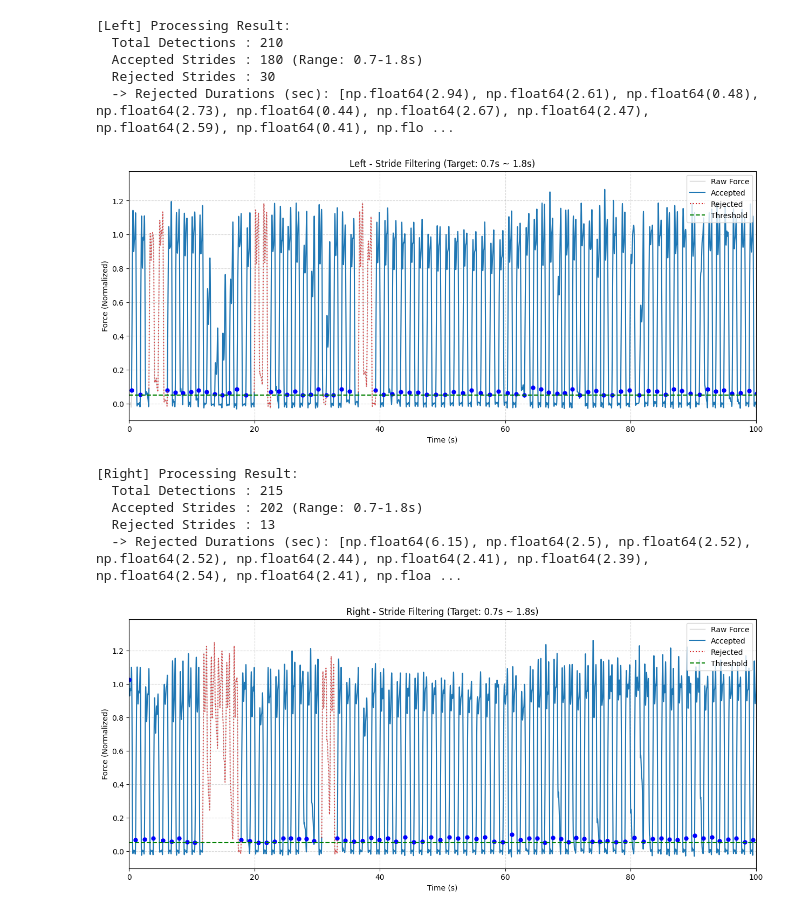
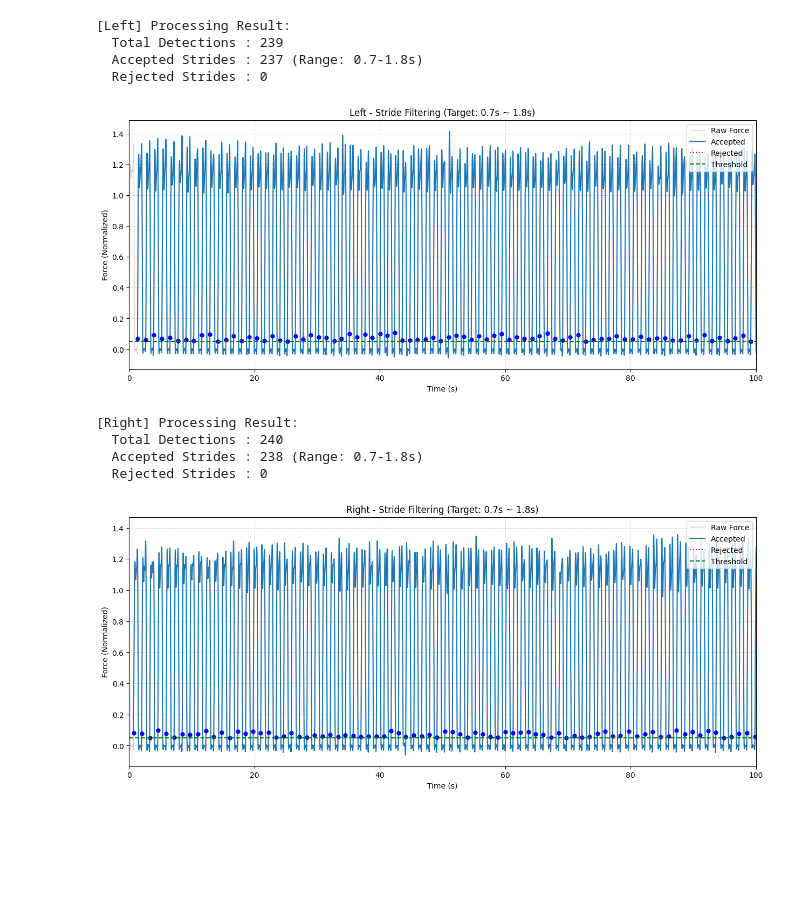
Before and after one commit to HideyukiNagashio/my-research-project, a Jupyter notebook: Pre-processing.ipynb, the cells around one changed output. Saved outputs shown, nothing was run; the diff lists cells and outputs as text; code cells hidden in the pictures; blank space fills up the shorter version.

```diff
--- a/Pre-processing.ipynb
+++ b/Pre-processing.ipynb
@@ -310,7 +327,7 @@ class CalculateAngle:
         norm_b = LA.norm(b)
 
         # ---------------------------------------------------------
-        # 【修正点】特異点対策 (Drift Prevention)
+        # 特異点対策 (Drift Prevention)
         # ---------------------------------------------------------
         # ベクトルの長さが極端に短い場合（ノイズレベル）は計算しない
         # これにより、0度と360度の境界での激しい振動を防ぎ、
@@ -339,8 +356,9 @@ class CalculateAngle:
         return deg
 
     def angles(self, pos):
-        pos = pos[:, [0, 2, 1]].copy()
-        pos[:, 0] *= -1
+        # 床反力の座標に変換
+        pos = pos[:, [0, 2, 1]].copy()  # XYZ → X-Z-Y
+        pos[:, 0] *= -1                 # X 軸反転
         out = np.zeros((JOINT_NO, 3))
         idxs = [
             (R_ILIUM_INDEX - 1, R_GREATER_TROCHANTER_INDEX - 1, R_KNEE_INDEX - 1),
@@ -440,7 +458,7 @@ def process_mocap_data_target_calibration(df_target, df_ref):
     relative_angles = target_angles_continuous - base_pose_mean
 
     # DataFrame作成
-    joint_names = ["R_Hip", "L_Hip", "R_Knee", "L_Knee", "R_Ankle", "L_Ankle"]
+    joint_names = ["Right_Hip", "Left_Hip", "Right_Knee", "Left_Knee", "Right_Ankle", "Left_Ankle"]
     plane_names = ["XY", "YZ", "ZX"]
     columns = []
     for joint in joint_names:
@@ -500,8 +518,9 @@ L_Ankle_ZX       128.276449
 # %%
-columns = ['Time (Seconds)', 'R_Fx', 'R_Fy', 'R_Fz', 'L_Fx', 'L_Fy', 'L_Fz']
-force_columns = ['R_Fx', 'R_Fy', 'R_Fz', 'L_Fx', 'L_Fy', 'L_Fz']
+columns = ['Time (Seconds)', 'Right_Fx', 'Right_Fy', 'Right_Fz', 'Left_Fx', 'Left_Fy', 'Left_Fz']
+force_columns = ['Right_Fx', 'Right_Fy', 'Right_Fz', 'Left_Fx', 'Left_Fy', 'Left_Fz']
 
-body_weight = 60.9 * 9.81  # body weight [N]
+mass = 60.9  # mass [kg]
+body_weight = mass * 9.81  # body weight [N]
 
 df_normalized = df_force_smoothed[columns].copy()
 df_normalized[force_columns] /= body_weight
@@ -521,7 +540,8 @@ def process_zscore_normalization(df_input, duration=300):
     平均・標準偏差を算出し、Zスコア化を行う関数。
     """
     df_z = df_input.copy()
-
+    # カラム名に含まれる "kPa" を "Pressure" に一括置換
+    df_z.columns = df_z.columns.str.replace('kPa', 'Pressure')
     # --- 1. 計算対象カラムの特定 ---
     # Time, Marker 以外を計算対象とする
     exclude_keywords = ['Time (Seconds)', 'Marker']
@@ -531,7 +551,7 @@ def process_zscore_normalization(df_input, duration=300):
     ]
 
     # --- 2. 基準となる期間（マーカー開始〜300秒）の特定 ---
-    # マーカー列（Marker_xなど）を探す
+    # マーカー列を探す
     marker_cols = [col for col in df_z.columns if 'Marker' in col]
 
     start_time = 0
@@ -865,7 +843,7 @@ for group_name, cols in groups.items():
 # %%
 def detect_fz_heel_strikes(signal_array, threshold=0.05, min_dist_samples=40):
     """
-    Fzの立ち上がり検出 (変更なし)
+    Fzの立ち上がり検出
     """
     is_contact = signal_array > threshold
     rising_edge = np.diff(is_contact.astype(int), prepend=0) == 1
@@ -901,8 +879,8 @@ def slice_strides_with_constraints(df_input, target_col, side_name="Left",
     rejected_intervals = [] # 除外リスト (start, end, duration)
     valid_intervals = []    # 採用区間情報 (start, end)
 
-    # 2. ストライドごとに時間を測ってフィルタリング
-    for i in range(len(hs_indices) - 1):
+    # 2. ストライドごとに時間を測ってフィルタリング(はじめと最後のストライドを除外)
+    for i in range(1, len(hs_indices) - 2):
         start_idx = hs_indices[i]
         end_idx = hs_indices[i+1]
 
@@ -962,45 +940,43 @@ def slice_strides_with_constraints(df_input, target_col, side_name="Left",
         plt.legend(loc='upper right')
 
         # 最初の30秒を表示
         display_end = min(time_array[-1], time_array[0] + 30)
         plt.xlim(0,100)
         plt.grid(True, linestyle='--', alpha=0.5)
         plt.show()
 
     return valid_strides
 
 # ==========================================
 # 実行
 # ==========================================
 FORCE_THRESHOLD = 0.05
 
 # 左足
 left_strides_clean = slice_strides_with_constraints(
-    df_input=df_analysis,
-    target_col='L_Fz',
+    df_input=df_final_analysis,
+    target_col='Left_Fz',
     side_name="Left",
     threshold=FORCE_THRESHOLD,
     show_plot=True
 )
 
 # 右足
 right_strides_clean = slice_strides_with_constraints(
-    df_input=df_analysis,
-    target_col='R_Fz',
+    df_input=df_final_analysis,
+    target_col='Right_Fz',
     side_name="Right",
     threshold=FORCE_THRESHOLD,
     show_plot=True
 )
 # %% [output]
 [Left] Processing Result:
-  Total Detections : 210
-  Accepted Strides : 180 (Range: 0.7-1.8s)
-  Rejected Strides : 30
-  -> Rejected Durations (sec): [np.float64(2.94), np.float64(2.61), np.float64(0.48), np.float64(2.73), np.float64(0.44), np.float64(2.67), np.float64(2.47), np.float64(2.59), np.float64(0.41), np.flo ...
+  Total Detections : 239
+  Accepted Strides : 237 (Range: 0.7-1.8s)
+  Rejected Strides : 0
-[figure, old version]
+[figure, new version]
 [Right] Processing Result:
-  Total Detections : 215
-  Accepted Strides : 202 (Range: 0.7-1.8s)
-  Rejected Strides : 13
-  -> Rejected Durations (sec): [np.float64(6.15), np.float64(2.5), np.float64(2.52), np.float64(2.52), np.float64(2.44), np.float64(2.41), np.float64(2.39), np.float64(2.54), np.float64(2.41), np.floa ...
+  Total Detections : 240
+  Accepted Strides : 238 (Range: 0.7-1.8s)
+  Rejected Strides : 0
-[figure, old version]
+[figure, new version]
```
Also changed, not shown: parts of 17 cells of this notebook, 1 other file.
